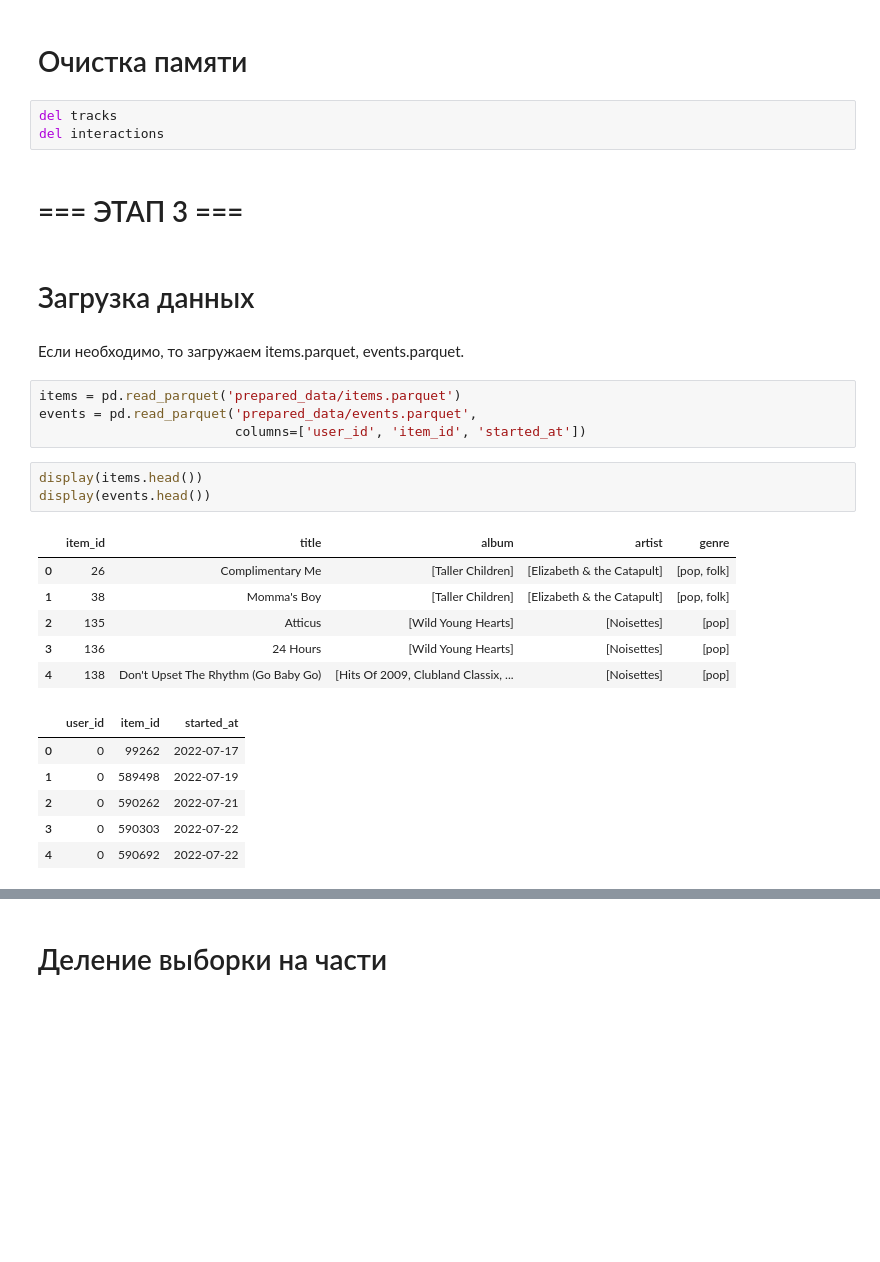
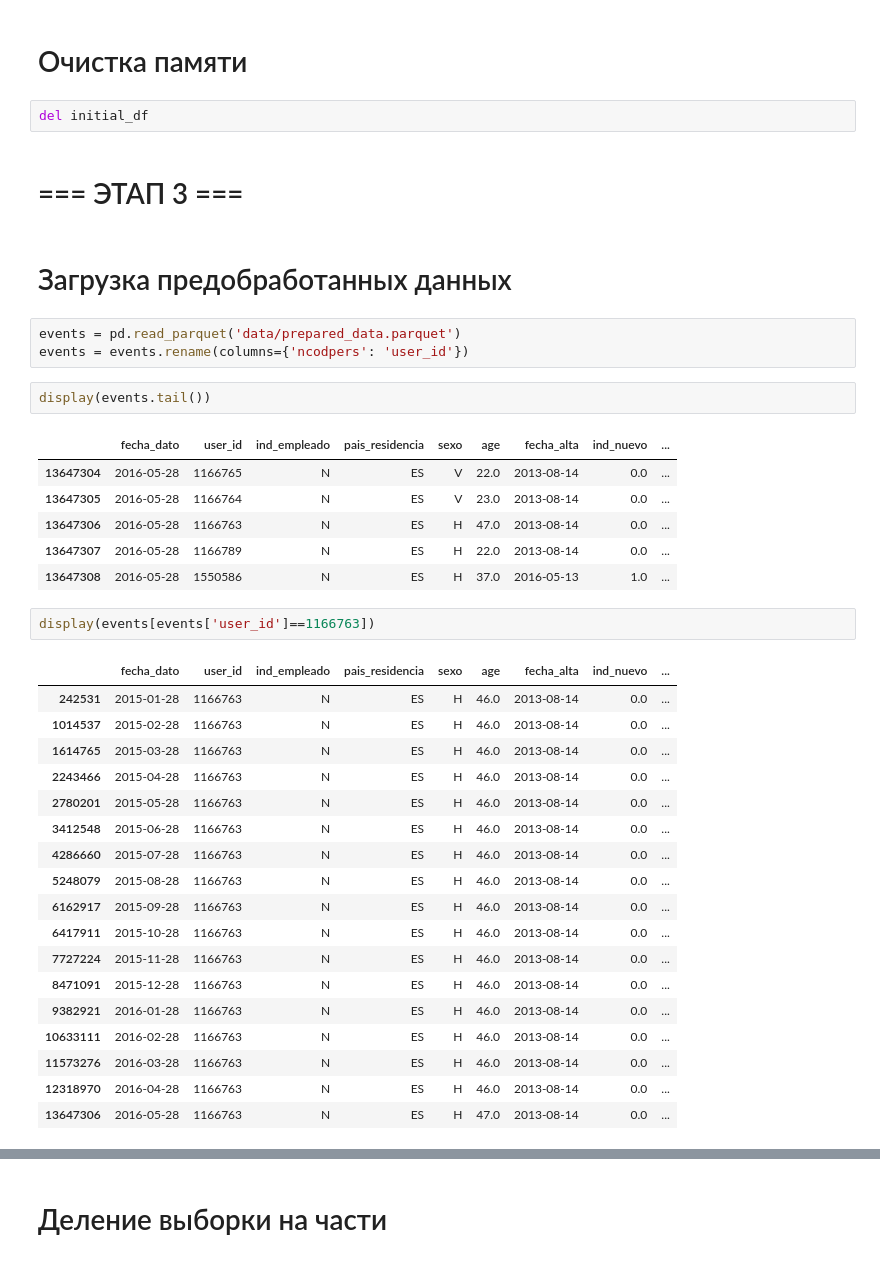
Before and after one commit to alien150684/banking_products_recom, a Jupyter notebook: recommendations.ipynb, the cells around one changed output, grey strips where cells are left out. Cells and saved outputs as stored; diff of their text form; blank space fills up the shorter version.

```diff
--- a/recommendations.ipynb
+++ b/recommendations.ipynb
@@ -571,31 +563,41 @@ for file in ('items.parquet', 'events.parquet'):
 # %% [markdown]
 # Очистка памяти
 # %%
-del tracks
-del interactions
+del initial_df
 # %% [markdown]
 # === ЭТАП 3 ===
 # %% [markdown]
-# Загрузка данных
+# Загрузка предобработанных данных
-# %% [markdown]
-Если необходимо, то загружаем items.parquet, events.parquet.
 # %%
-items = pd.read_parquet('prepared_data/items.parquet')
-events = pd.read_parquet('prepared_data/events.parquet',
-                         columns=['user_id', 'item_id', 'started_at'])
+events = pd.read_parquet('data/prepared_data.parquet')
+events = events.rename(columns={'ncodpers': 'user_id'})
 # %%
-display(items.head())
-display(events.head())
+display(events.tail())
 # %% [output]
-|  | item_id | title | album | artist | genre |
-| 0 | 26 | Complimentary Me | [Taller Children] | [Elizabeth & the Catapult] | [pop, folk] |
-| 1 | 38 | Momma's Boy | [Taller Children] | [Elizabeth & the Catapult] | [pop, folk] |
-| 2 | 135 | Atticus | [Wild Young Hearts] | [Noisettes] | [pop] |
-| 3 | 136 | 24 Hours | [Wild Young Hearts] | [Noisettes] | [pop] |
-| 4 | 138 | Don't Upset The Rhythm (Go Baby Go) | [Hits Of 2009, Clubland Classix, ... | [Noisettes] | [pop] |
+|  | fecha_dato | user_id | ind_empleado | pais_residencia | sexo | age | fecha_alta | ind_nuevo | ... |
+| 13647304 | 2016-05-28 | 1166765 | N | ES | V | 22.0 | 2013-08-14 | 0.0 | ... |
+| 13647305 | 2016-05-28 | 1166764 | N | ES | V | 23.0 | 2013-08-14 | 0.0 | ... |
+| 13647306 | 2016-05-28 | 1166763 | N | ES | H | 47.0 | 2013-08-14 | 0.0 | ... |
+| 13647307 | 2016-05-28 | 1166789 | N | ES | H | 22.0 | 2013-08-14 | 0.0 | ... |
+| 13647308 | 2016-05-28 | 1550586 | N | ES | H | 37.0 | 2016-05-13 | 1.0 | ... |
-|  | user_id | item_id | started_at |
-| 0 | 0 | 99262 | 2022-07-17 |
-| 1 | 0 | 589498 | 2022-07-19 |
-| 2 | 0 | 590262 | 2022-07-21 |
-| 3 | 0 | 590303 | 2022-07-22 |
-| 4 | 0 | 590692 | 2022-07-22 |
+# %%
+display(events[events['user_id']==1166763])
+# %% [output]
+|  | fecha_dato | user_id | ind_empleado | pais_residencia | sexo | age | fecha_alta | ind_nuevo | ... |
+| 242531 | 2015-01-28 | 1166763 | N | ES | H | 46.0 | 2013-08-14 | 0.0 | ... |
+| 1014537 | 2015-02-28 | 1166763 | N | ES | H | 46.0 | 2013-08-14 | 0.0 | ... |
+| 1614765 | 2015-03-28 | 1166763 | N | ES | H | 46.0 | 2013-08-14 | 0.0 | ... |
+| 2243466 | 2015-04-28 | 1166763 | N | ES | H | 46.0 | 2013-08-14 | 0.0 | ... |
+| 2780201 | 2015-05-28 | 1166763 | N | ES | H | 46.0 | 2013-08-14 | 0.0 | ... |
+| 3412548 | 2015-06-28 | 1166763 | N | ES | H | 46.0 | 2013-08-14 | 0.0 | ... |
+| 4286660 | 2015-07-28 | 1166763 | N | ES | H | 46.0 | 2013-08-14 | 0.0 | ... |
+| 5248079 | 2015-08-28 | 1166763 | N | ES | H | 46.0 | 2013-08-14 | 0.0 | ... |
+| 6162917 | 2015-09-28 | 1166763 | N | ES | H | 46.0 | 2013-08-14 | 0.0 | ... |
+| 6417911 | 2015-10-28 | 1166763 | N | ES | H | 46.0 | 2013-08-14 | 0.0 | ... |
+| 7727224 | 2015-11-28 | 1166763 | N | ES | H | 46.0 | 2013-08-14 | 0.0 | ... |
+| 8471091 | 2015-12-28 | 1166763 | N | ES | H | 46.0 | 2013-08-14 | 0.0 | ... |
+| 9382921 | 2016-01-28 | 1166763 | N | ES | H | 46.0 | 2013-08-14 | 0.0 | ... |
+| 10633111 | 2016-02-28 | 1166763 | N | ES | H | 46.0 | 2013-08-14 | 0.0 | ... |
+| 11573276 | 2016-03-28 | 1166763 | N | ES | H | 46.0 | 2013-08-14 | 0.0 | ... |
+| 12318970 | 2016-04-28 | 1166763 | N | ES | H | 46.0 | 2013-08-14 | 0.0 | ... |
+| 13647306 | 2016-05-28 | 1166763 | N | ES | H | 47.0 | 2013-08-14 | 0.0 | ... |
```
Also changed, not shown: parts of 15 cells of this notebook, 1 other file.
